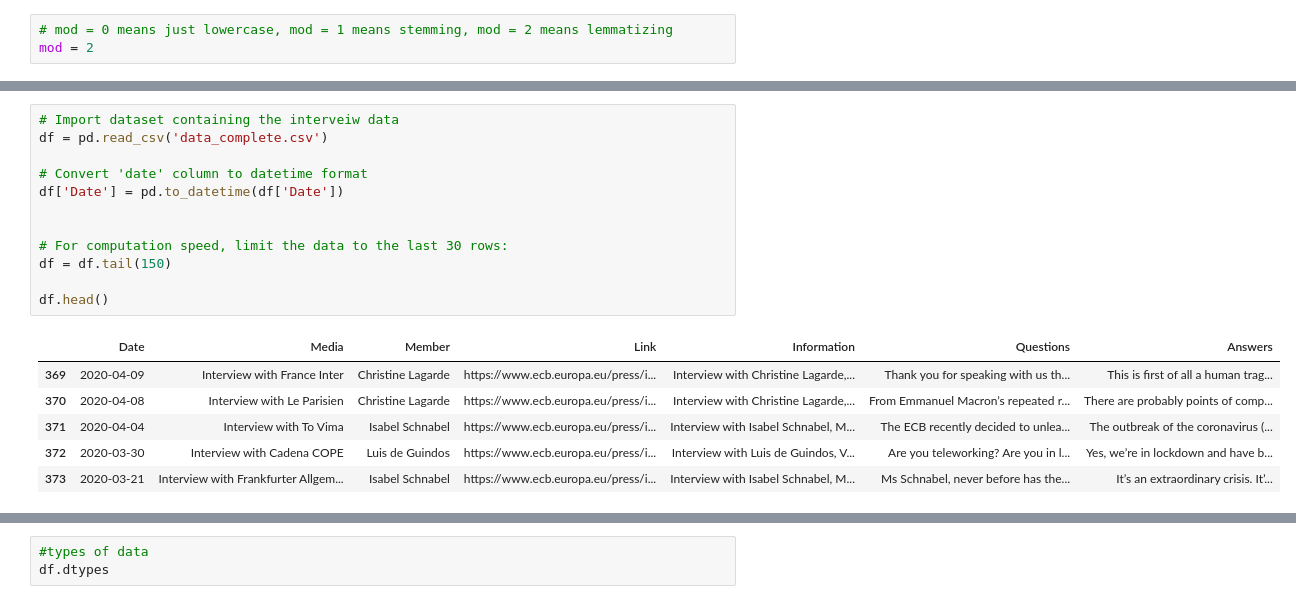
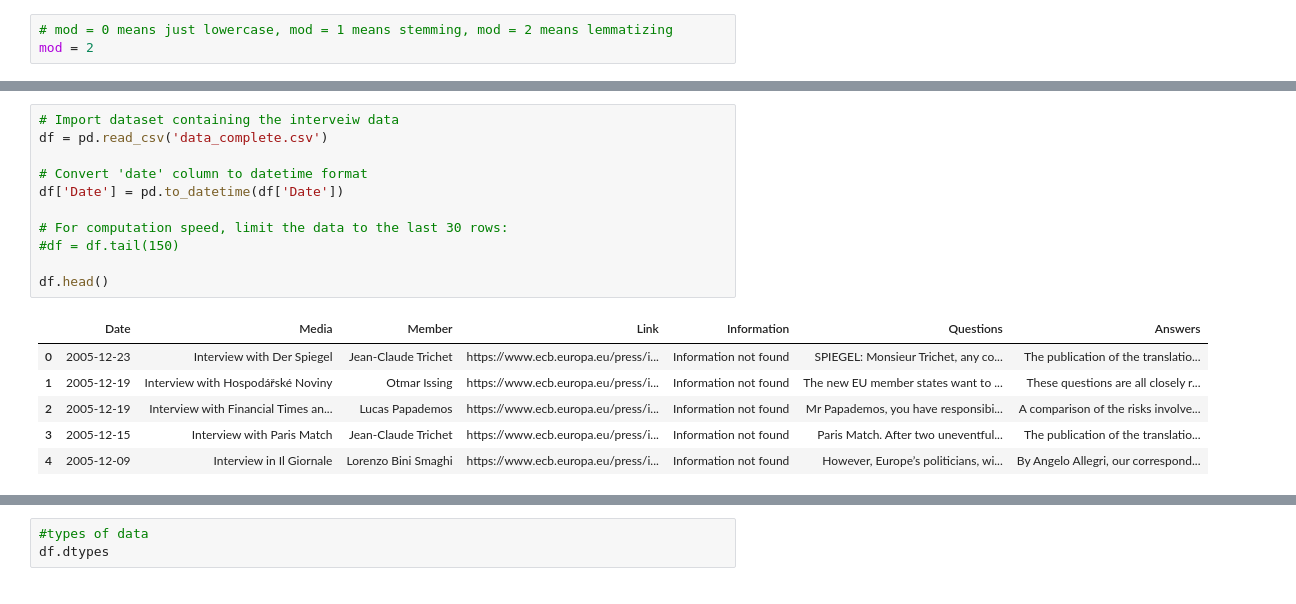
Before and after one commit to lalvarezpoli/DSDM_Thesis, a Jupyter notebook: pos_approach.ipynb, the cells around one changed output, grey strips where cells are left out. Drawn from its saved outputs; the diff is of its cells as text.

```diff
--- a/pos_approach.ipynb
+++ b/pos_approach.ipynb
@@ -260,22 +280,21 @@ def extract_relationships(text, lemmatize = False):
 # %%
 # Import dataset containing the interveiw data
 df = pd.read_csv('data_complete.csv')
 
 # Convert 'date' column to datetime format
 df['Date'] = pd.to_datetime(df['Date'])
 
-
 # For computation speed, limit the data to the last 30 rows:
-df = df.tail(150)
+#df = df.tail(150)
 
 df.head()
 # %% [output]
 |  | Date | Media | Member | Link | Information | Questions | Answers |
-| 369 | 2020-04-09 | Interview with France Inter | Christine Lagarde | https://www.ecb.europa.eu/press/i... | Interview with Christine Lagarde,... | Thank you for speaking with us th... | This is first of all a human trag... |
-| 370 | 2020-04-08 | Interview with Le Parisien | Christine Lagarde | https://www.ecb.europa.eu/press/i... | Interview with Christine Lagarde,... | From Emmanuel Macron’s repeated r... | There are probably points of comp... |
-| 371 | 2020-04-04 | Interview with To Vima | Isabel Schnabel | https://www.ecb.europa.eu/press/i... | Interview with Isabel Schnabel, M... | The ECB recently decided to unlea... | The outbreak of the coronavirus (... |
-| 372 | 2020-03-30 | Interview with Cadena COPE | Luis de Guindos | https://www.ecb.europa.eu/press/i... | Interview with Luis de Guindos, V... | Are you teleworking? Are you in l... | Yes, we’re in lockdown and have b... |
-| 373 | 2020-03-21 | Interview with Frankfurter Allgem... | Isabel Schnabel | https://www.ecb.europa.eu/press/i... | Interview with Isabel Schnabel, M... | Ms Schnabel, never before has the... | It’s an extraordinary crisis. It’... |
+| 0 | 2005-12-23 | Interview with Der Spiegel | Jean-Claude Trichet | https://www.ecb.europa.eu/press/i... | Information not found | SPIEGEL: Monsieur Trichet, any co... | The publication of the translatio... |
+| 1 | 2005-12-19 | Interview with Hospodářské Noviny | Otmar Issing | https://www.ecb.europa.eu/press/i... | Information not found | The new EU member states want to ... | These questions are all closely r... |
+| 2 | 2005-12-19 | Interview with Financial Times an... | Lucas Papademos | https://www.ecb.europa.eu/press/i... | Information not found | Mr Papademos, you have responsibi... | A comparison of the risks involve... |
+| 3 | 2005-12-15 | Interview with Paris Match | Jean-Claude Trichet | https://www.ecb.europa.eu/press/i... | Information not found | Paris Match. After two uneventful... | The publication of the translatio... |
+| 4 | 2005-12-09 | Interview in Il Giornale | Lorenzo Bini Smaghi | https://www.ecb.europa.eu/press/i... | Information not found | However, Europe’s politicians, wi... | By Angelo Allegri, our correspond... |
 # %%
 # We won't need the Questions, Link column for this analysis
 df = df.drop(columns=['Questions', 'Link'])
```
Also changed, not shown: parts of 13 cells of this notebook, 2 other files.
